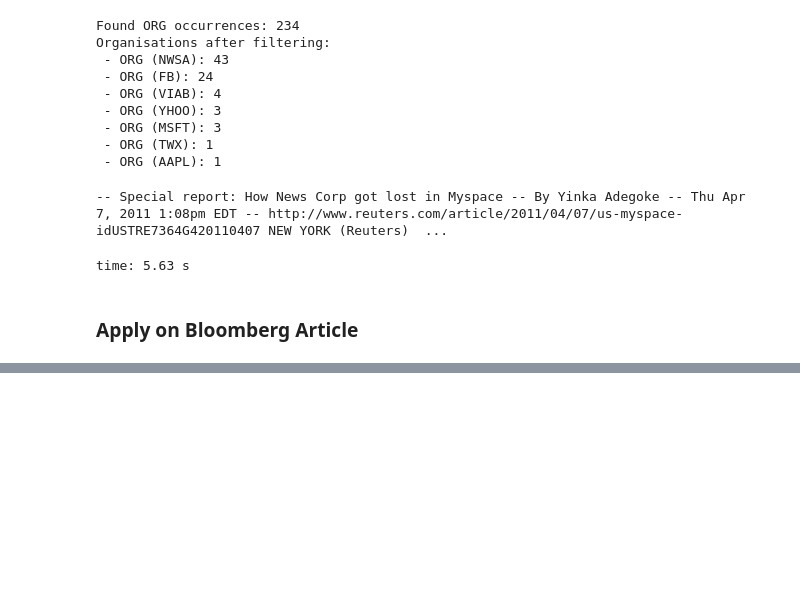
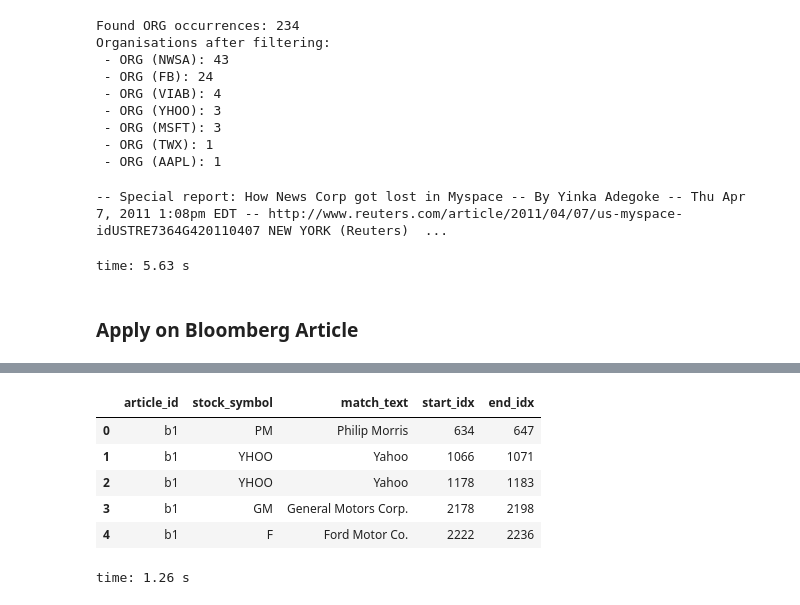
Before and after one commit to Chaoste/nlp-stocks, a Jupyter notebook: research/7.1-Apply-SpaCy.ipynb, the cells around one changed output, grey strips where cells are left out. Cells and saved outputs as stored; diff of their text form; code cells hidden in the pictures; blank space fills up the shorter version.

Commit message:
start with article reading

```diff
--- a/research/7.1-Apply-SpaCy.ipynb
+++ b/research/7.1-Apply-SpaCy.ipynb
@@ -442,0 +448,7 @@ found_entities = nlp_utils.find_nyse_corporations(bloomberg.loc[316777][2], quie
+# %%
+occs_b = pd.read_csv('occurrences-bloomberg.csv', index_col=0)
+occs_r = pd.read_csv('occurrences-reuters.csv', index_col=0)
+
+reuters = pd.read_csv(REUTERS, index_col=0)
+reuters = reuters[reuters['content'].notna()]
+# bloomberg = pd.read_csv(BLOOMBERG, index_col=0)
@@ -442,0 +490,10 @@ found_entities = nlp_utils.find_nyse_corporations(bloomberg.loc[316777][2], quie
+# %%
+occs_b.head()
+# %% [output]
+|  | article_id | stock_symbol | match_text | start_idx | end_idx |
+| 0 | b1 | PM | Philip Morris | 634 | 647 |
+| 1 | b1 | YHOO | Yahoo | 1066 | 1071 |
+| 2 | b1 | YHOO | Yahoo | 1178 | 1183 |
+| 3 | b1 | GM | General Motors Corp. | 2178 | 2198 |
+| 4 | b1 | F | Ford Motor Co. | 2222 | 2236 |
+time: 1.26 s
```
Also changed, not shown: parts of 13 cells of this notebook.
